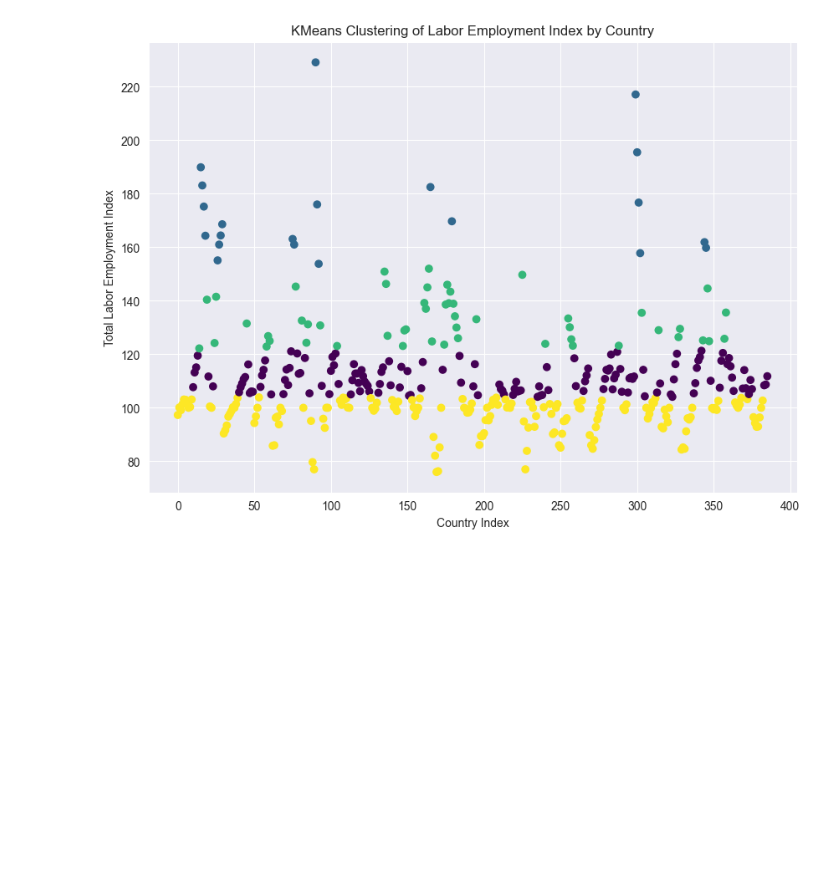
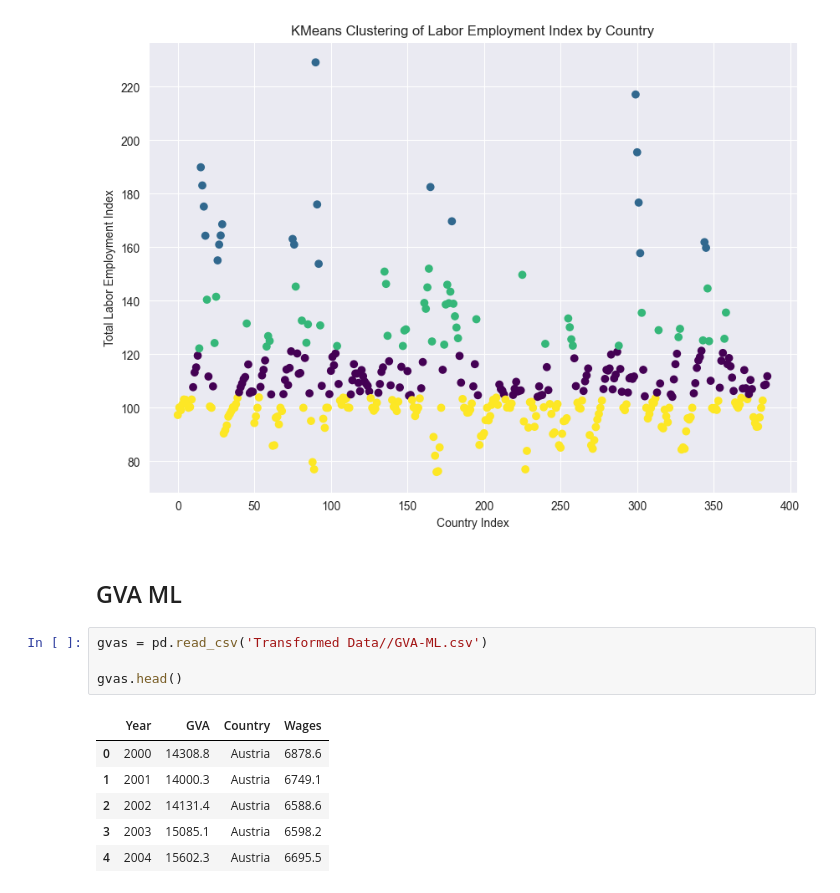
Before and after one commit to sbs23066/CA2---Irish-Construction-Project, a Jupyter notebook: ml.ipynb, the cells around one changed output. Saved outputs shown, nothing was run; the diff lists cells and outputs as text; blank space fills up the shorter version.

```diff
--- a/ml.ipynb
+++ b/ml.ipynb
@@ -532,3 +535,16 @@ plt.title('KMeans Clustering of Labor Employment Index by Country')
 plt.show()
 # %% [output]
 [figure]
+# %% [markdown]
+## GVA ML
+# %%
+gvas = pd.read_csv('Transformed Data//GVA-ML.csv')
+
+gvas.head()
+# %% [output]
+|  | Year | GVA | Country | Wages |
+| 0 | 2000 | 14308.8 | Austria | 6878.6 |
+| 1 | 2001 | 14000.3 | Austria | 6749.1 |
+| 2 | 2002 | 14131.4 | Austria | 6588.6 |
+| 3 | 2003 | 15085.1 | Austria | 6598.2 |
+| 4 | 2004 | 15602.3 | Austria | 6695.5 |
```
Also changed, not shown: parts of 7 cells of this notebook, 4 other files.
